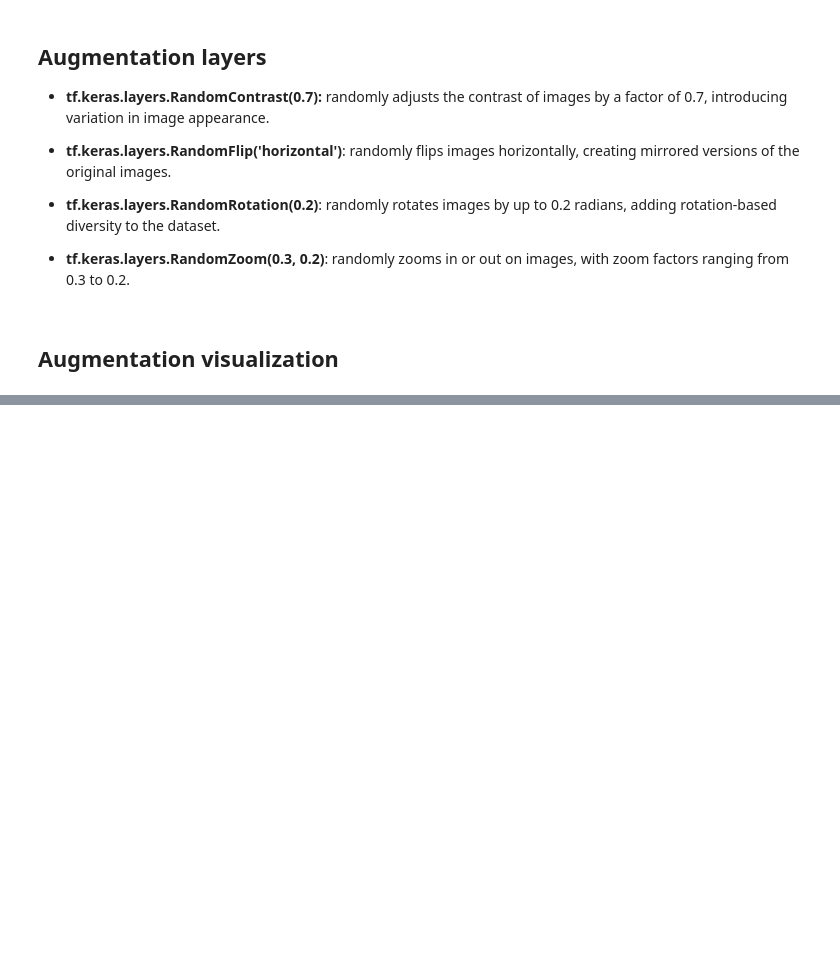
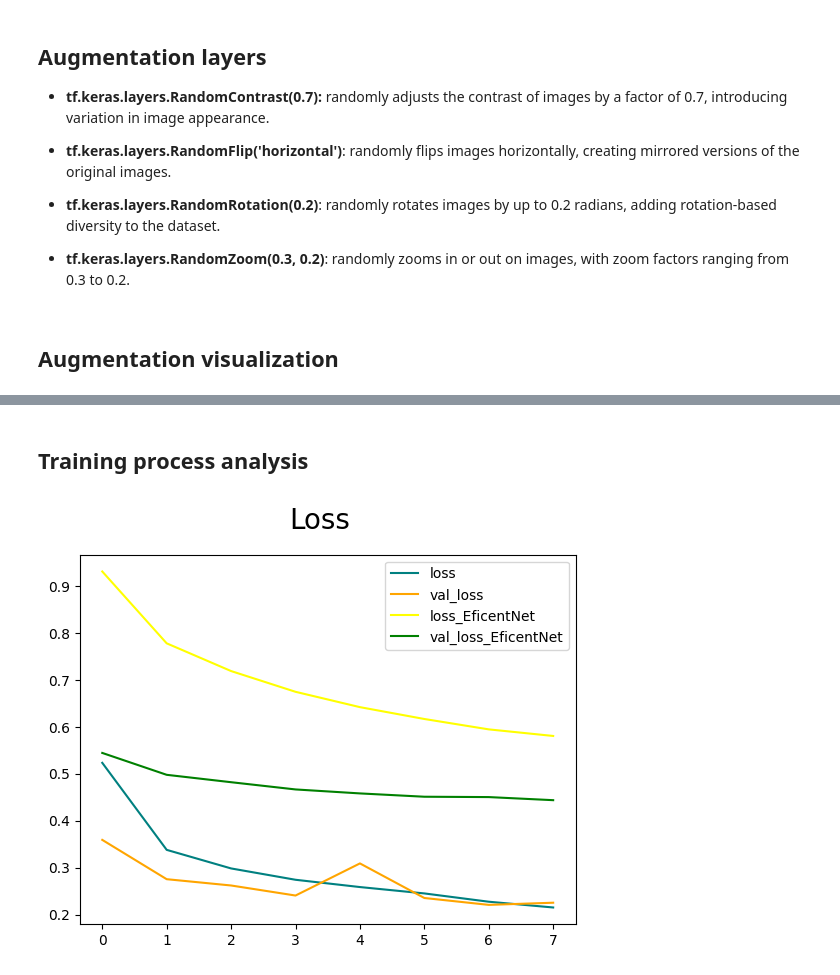
Before and after one commit to parapapere/Real-and-AI-Generated-Synthetic-Images-Clasification, a Jupyter notebook: ai_generated_image_detection.ipynb, the cells around one changed output, grey strips where cells are left out. Drawn from its saved outputs; the diff is of its cells as text; code cells hidden in the pictures; blank space fills up the shorter version.

```diff
--- a/ai_generated_image_detection.ipynb
+++ b/ai_generated_image_detection.ipynb
@@ -145,0 +282,18 @@ for image, _ in train_dataset.take(1):
+# %%
+inputs = layers.Input(shape=(32, 32, 3))
+x = data_augmentation(inputs)
+
+x = preprocess_input(x)
+x = base_model(x)
+#x = AveragePooling2D(8,8)(x)
+x = layers.Flatten(name="flatten")(x)
+x = layers.Dropout(0.5)(x)
+x = layers.Dense(128, activation="relu")(x)
+x = layers.Dropout(0.5)(x)
+outputs = layers.Dense(2, activation="softmax")(x)
+# %%
+ model2 = Model(inputs, outputs)
+# %%
+opt = tf.keras.optimizers.Adam(learning_rate=1e-5)
+
+model2.compile(optimizer=opt, loss=tf.keras.losses.SparseCategoricalCrossentropy() , metrics=['accuracy'])
@@ -145,0 +320,5 @@ for image, _ in train_dataset.take(1):
+# %%
+history2 = model2.fit(train_dataset,
+                    epochs=8,
+                    validation_data=validation_dataset
+                   )
@@ -145,0 +342,14 @@ for image, _ in train_dataset.take(1):
+# %% [markdown]
+## **Training process analysis**
+# %%
+from matplotlib import pyplot as plt
+fig = plt.figure()
+plt.plot(history1.history['loss'], color='teal', label='loss')
+plt.plot(history1.history['val_loss'], color='orange', label='val_loss')
+plt.plot(history2.history['loss'], color='yellow', label='loss_EficentNet')
+plt.plot(history2.history['val_loss'], color='green', label='val_loss_EficentNet')
+fig.suptitle('Loss', fontsize=20)
+plt.legend(loc="upper right")
+plt.show()
+# %% [output]
+[figure, added]
```
Also changed, not shown: parts of 30 cells of this notebook.
